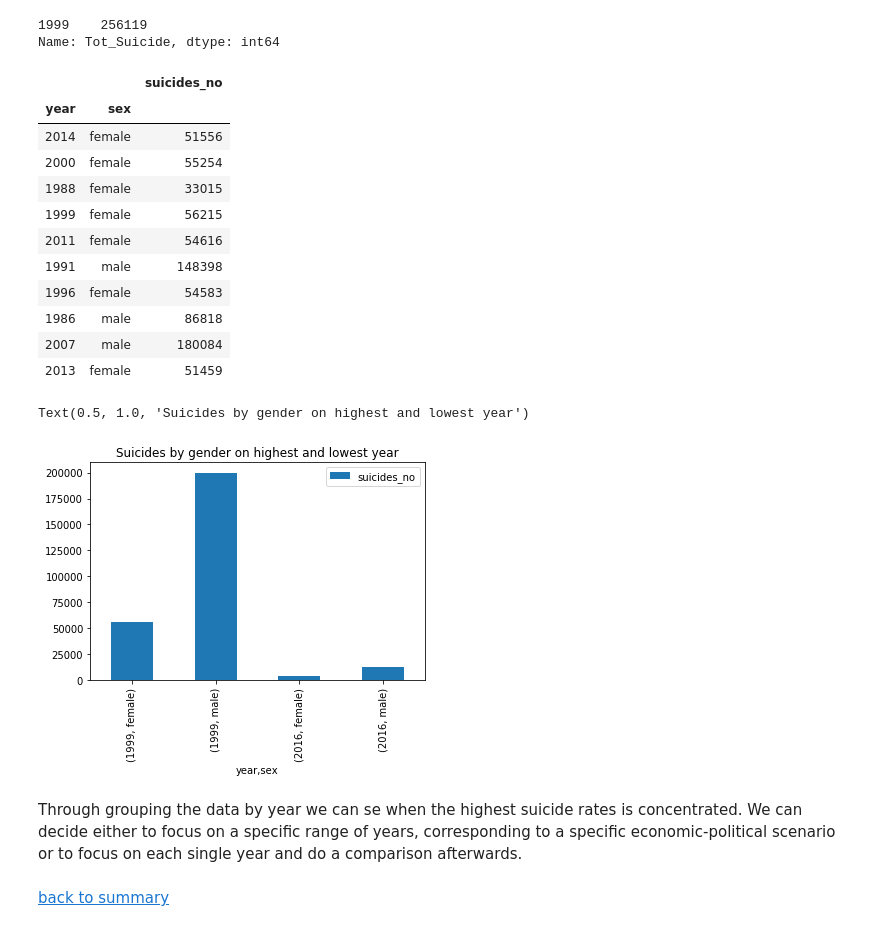
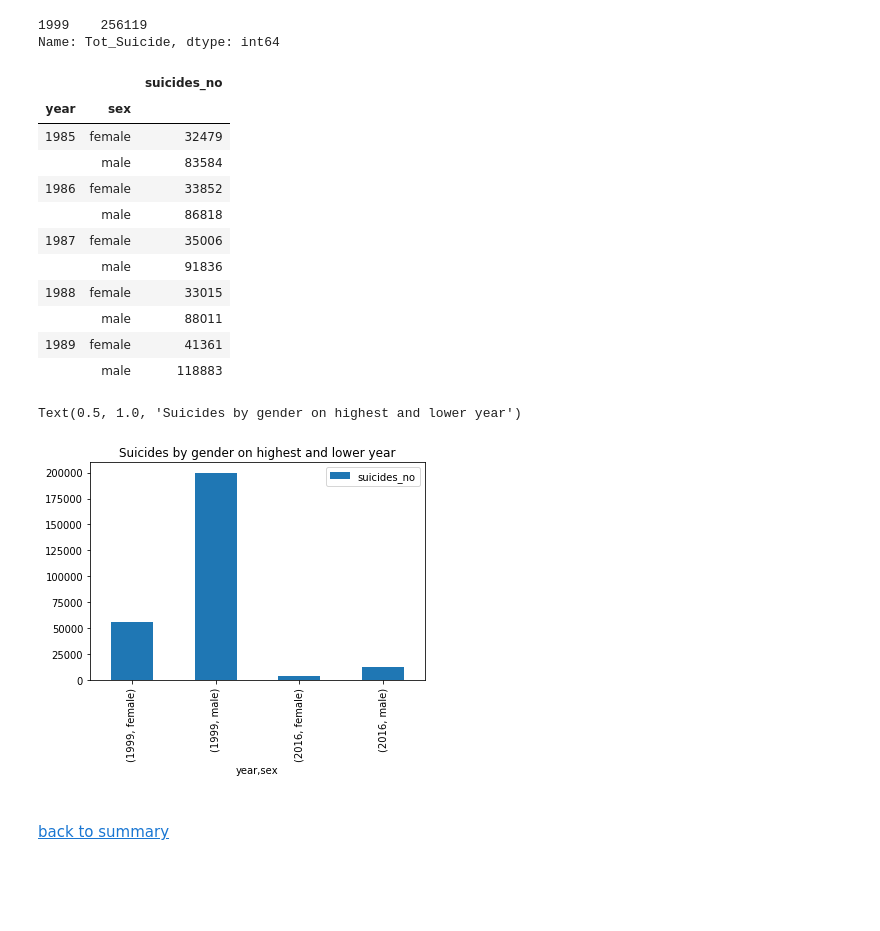
Before and after one commit to RuggeroPiazza/suicide_rate, a Jupyter notebook: SuicideRateProject.ipynb, the cells around one changed output. Drawn from its saved outputs; the diff is of its cells as text; code cells hidden in the pictures; blank space fills up the shorter version.

```diff
--- a/SuicideRateProject.ipynb
+++ b/SuicideRateProject.ipynb
@@ -373,31 +373,31 @@ by_year.loc[year_max_index, 'Tot_Suicide']
 1999    256119
 Name: Tot_Suicide, dtype: int64
 # %%
+# group by year and sex
 gb_year_sex = df.groupby(['year', 'sex'])
 df_year_sex = gb_year_sex[['suicides_no']].sum()
-df_year_sex.sample(10)
+df_year_sex.head(10)
 # %% [output]
 |  |  | suicides_no |
 | year | sex |  |
-| 2014 | female | 51556 |
-| 2000 | female | 55254 |
+| 1985 | female | 32479 |
+|  | male | 83584 |
+| 1986 | female | 33852 |
+|  | male | 86818 |
+| 1987 | female | 35006 |
+|  | male | 91836 |
 | 1988 | female | 33015 |
-| 1999 | female | 56215 |
-| 2011 | female | 54616 |
-| 1991 | male | 148398 |
-| 1996 | female | 54583 |
-| 1986 | male | 86818 |
-| 2007 | male | 180084 |
-| 2013 | female | 51459 |
+|  | male | 88011 |
+| 1989 | female | 41361 |
+|  | male | 118883 |
 # %%
 df_year_sex.loc[[1999, 2016]].plot(kind='bar')
-plt.title('Suicides by gender on highest and lowest year')
+plt.title('Suicides by gender on highest and lower year')
 # %% [output]
-Text(0.5, 1.0, 'Suicides by gender on highest and lowest year')
+Text(0.5, 1.0, 'Suicides by gender on highest and lower year')
-[figure, old version]
+[figure, new version]
-# %% [markdown]
-Through grouping the data by year we can se when the highest suicide rates is concentrated. We can decide either to focus on a specific range of years, corresponding to a specific economic-political scenario or to focus on each single year and do a comparison afterwards.
-<a id='by_age'></a>
+# %% [markdown]
+<a id='by_age'></a>
 # %% [markdown]
 [back to summary](#summary)
 # %% [markdown]
```
Also changed, not shown: parts of 14 cells of this notebook.
